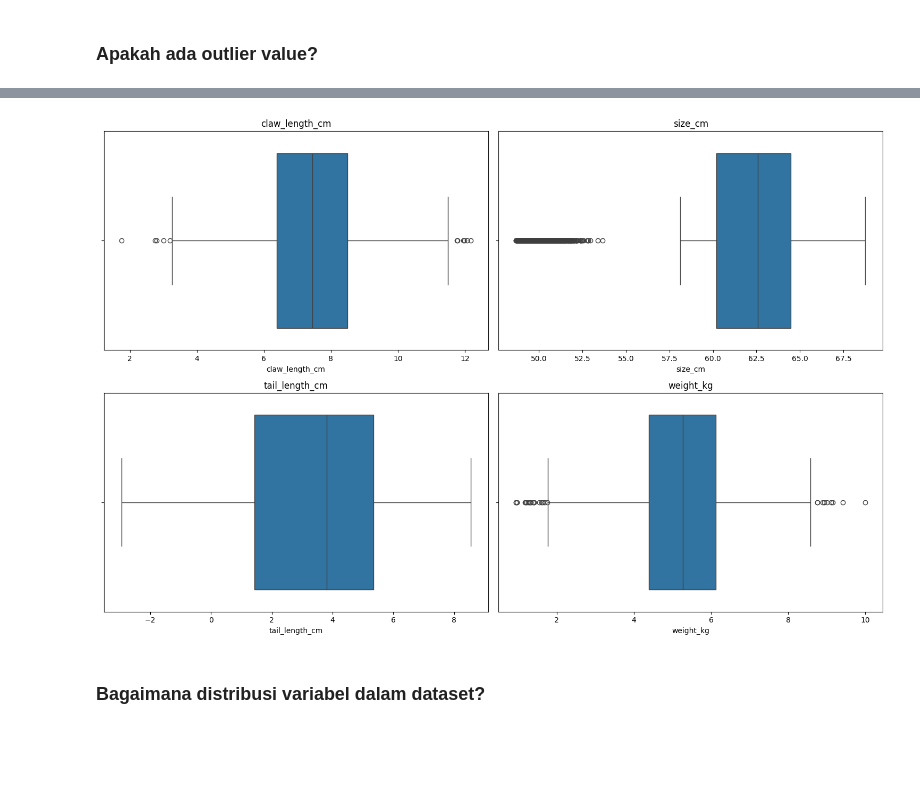
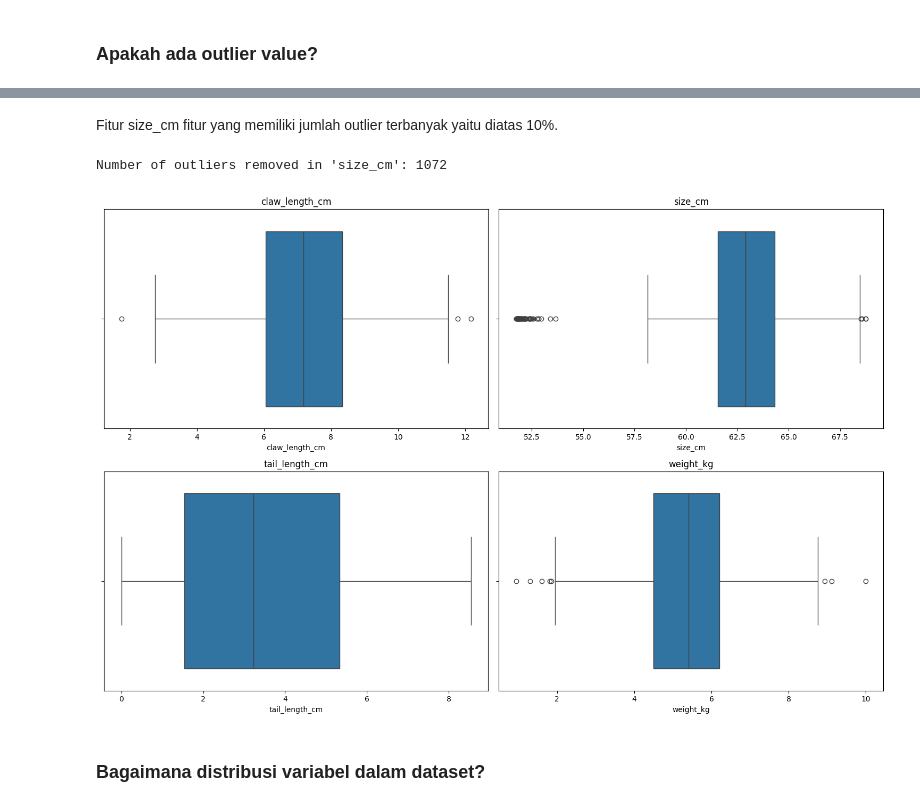
Before and after one commit to muhammadarl/clasification-of-sloth, a Jupyter notebook: Classification_of_Sloth.ipynb, the cells around one changed output, grey strips where cells are left out. Drawn from its saved outputs; the diff is of its cells as text; code cells hidden in the pictures; blank space fills up the shorter version.

```diff
--- a/Classification_of_Sloth.ipynb
+++ b/Classification_of_Sloth.ipynb
@@ -141,13 +145,13 @@ dtype: int64
 # %% [markdown]
 ### Apakah ada outlier value?
 # %%
-count_numeric_cols = len(numeric_cols)
+count_numeric_cols = len(numerical_feats)
 num_rows = (count_numeric_cols + 1) // 2  # Calculate the number of rows needed for the grid layout
 
 fig, axes = plt.subplots(num_rows, 2, figsize=(15, 5*num_rows))  # Create a grid layout
 axes = axes.flatten()  # Flatten the 2D array of axes to simplify indexing
 
-for index, col in enumerate(numeric_cols):
+for index, col in enumerate(numerical_feats):
     sns.boxplot(x=train_df[col], ax=axes[index])
     axes[index].set_title(col)
 
@@ -162,22 +218,49 @@ plt.show()
+# %% [markdown]
+Fitur size_cm fitur yang memiliki jumlah outlier terbanyak yaitu diatas 10%.
+# %%
+def remove_outliers_iqr(dataframe, column_name):
+    # Calculate the IQR
+    Q1 = dataframe[column_name].quantile(0.25)
+    Q3 = dataframe[column_name].quantile(0.75)
+    IQR = Q3 - Q1
+
+    # Define lower and upper bounds
+    lower_bound = Q1 - 1.5 * IQR
+    upper_bound = Q3 + 1.5 * IQR
+
+    # Filter the DataFrame to exclude outliers
+    filtered_dataframe = dataframe[(dataframe[column_name] >= lower_bound) & (dataframe[column_name] <= upper_bound)]
+
+    # Display information about the removed outliers
+    outliers_removed = dataframe.shape[0] - filtered_dataframe.shape[0]
+    print(f"Number of outliers removed in '{column_name}': {outliers_removed}")
+
+    return filtered_dataframe
+# %%
+for feature in ['size_cm']:
+  train_df = remove_outliers_iqr(train_df, feature)
+  train_df.reset_index(drop=True, inplace=True)
+# %% [output]
+Number of outliers removed in 'size_cm': 1072
 # %%
+count_numeric_cols = len(numerical_feats)
+num_rows = (count_numeric_cols + 1) // 2  # Calculate the number of rows needed for the grid layout
+
 fig, axes = plt.subplots(num_rows, 2, figsize=(15, 5*num_rows))  # Create a grid layout
 axes = axes.flatten()  # Flatten the 2D array of axes to simplify indexing
-for index, col in enumerate(numeric_cols):
-  Q1 = train_df[col].quantile(0.25)
-  Q3 = train_df[col].quantile(0.75)
-  IQR=Q3-Q1
-  train_df[col]=train_df[col][~((train_df[col]<(Q1-2.5*IQR))|(train_df[col]>(Q3+2.5*IQR)))]
-  # Impute missing values with the median
-  sns.boxplot(x=train_df[col], ax=axes[index])
-  axes[index].set_title(col)
-train_df.dropna(axis=1, inplace=True)
+
+for index, col in enumerate(numerical_feats):
+    sns.boxplot(x=train_df[col], ax=axes[index])
+    axes[index].set_title(col)
+
 # Hide any remaining empty subplots
 for ax in axes[count_numeric_cols:]:
     ax.axis('off')
+
 plt.tight_layout()
 plt.show()
 # %% [output]
-[figure, old version]
+[figure, new version]
 # %% [markdown]
 ### Bagaimana distribusi variabel dalam dataset?
 # %%
```
Also changed, not shown: parts of 74 cells of this notebook, 1 other file.
